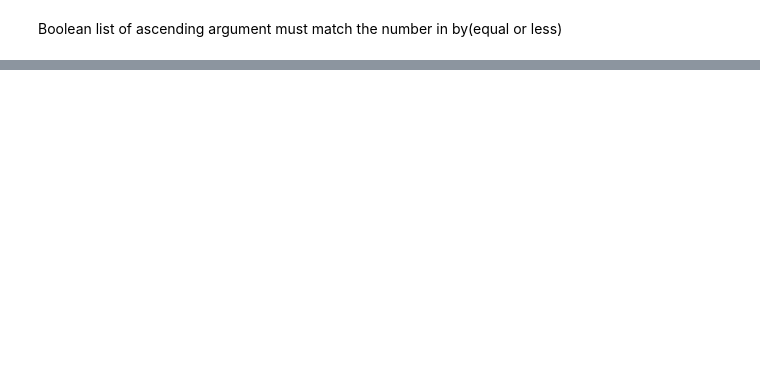
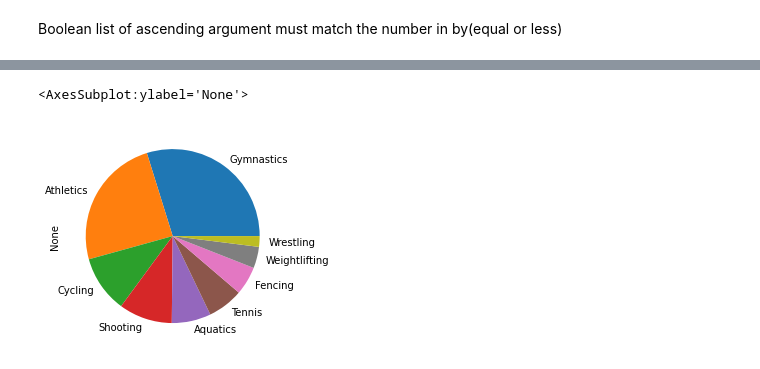
Before and after one commit to hudson55/Data_science, a Jupyter notebook: Panda_basic.ipynb, the cells around one changed output, grey strips where cells are left out. Saved outputs shown, nothing was run; the diff lists cells and outputs as text; code cells hidden in the pictures; blank space fills up the shorter version.

```diff
--- a/Panda_basic.ipynb
+++ b/Panda_basic.ipynb
@@ -232,0 +449,5 @@ df1.
+# %%
+df2.value_counts(df2['Sport']).plot(kind = 'pie')
+# %% [output]
+<AxesSubplot:ylabel='None'>
+[figure, added]
```
Also changed, not shown: parts of 99 cells of this notebook.
